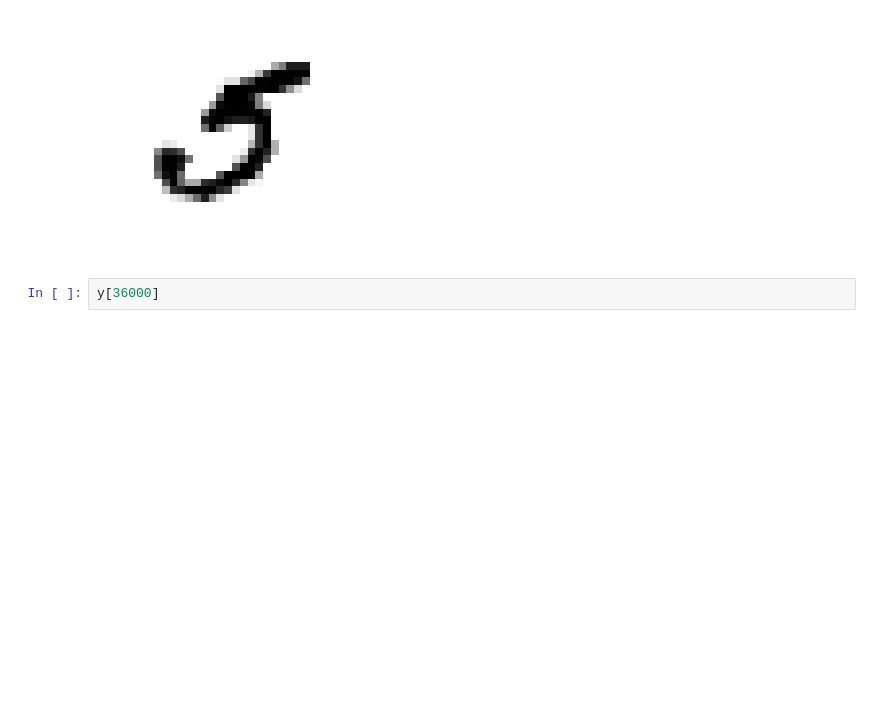
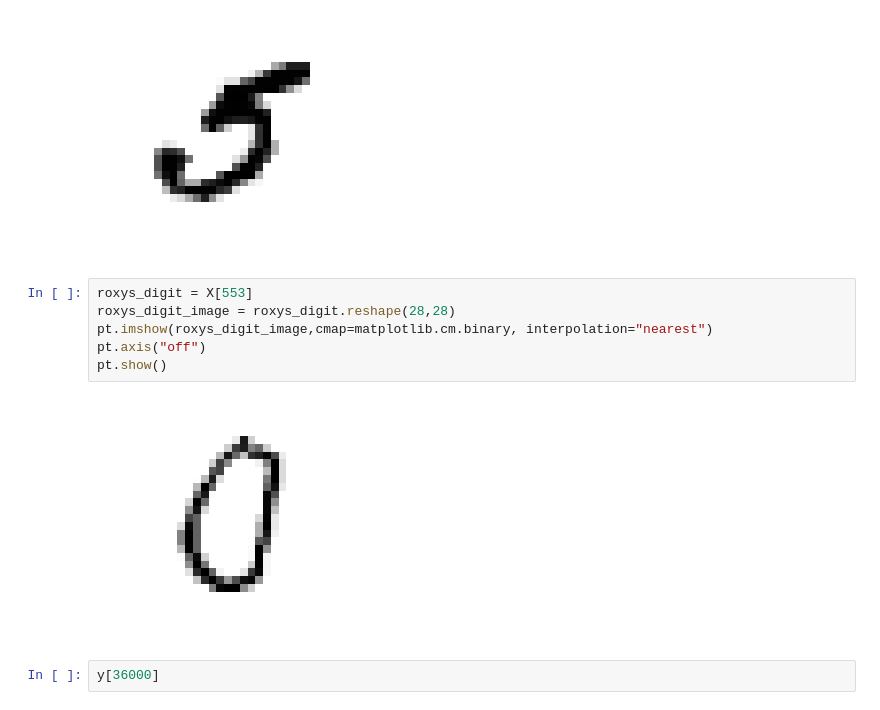
Before and after one commit to mdigreg2/DataScience, a Jupyter notebook: ml/MNIST_ML.ipynb, the cells around one changed output. Drawn from its saved outputs; the diff is of its cells as text; blank space fills up the shorter version.

```diff
--- a/ml/MNIST_ML.ipynb
+++ b/ml/MNIST_ML.ipynb
@@ -80,6 +80,14 @@ pt.axis("off")
 pt.show()
 # %% [output]
 [figure]
+# %%
+roxys_digit = X[553]
+roxys_digit_image = roxys_digit.reshape(28,28)
+pt.imshow(roxys_digit_image,cmap=matplotlib.cm.binary, interpolation="nearest")
+pt.axis("off")
+pt.show()
+# %% [output]
+[figure, added]
 # %%
 y[36000]
 # %% [output]
```
Also changed, not shown: parts of 33 cells of this notebook.
